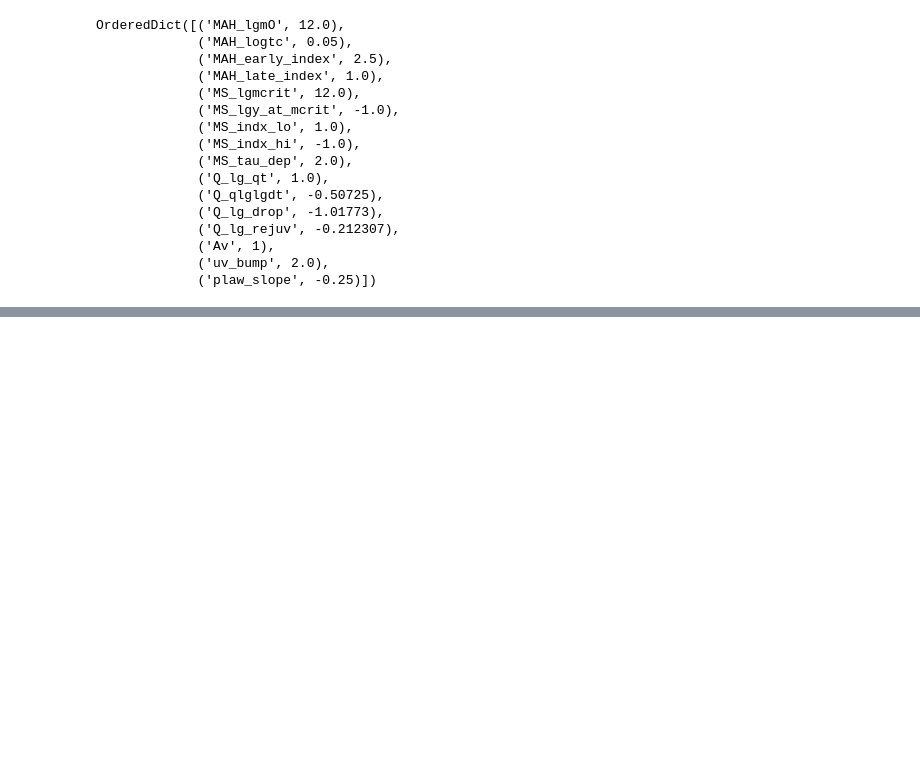
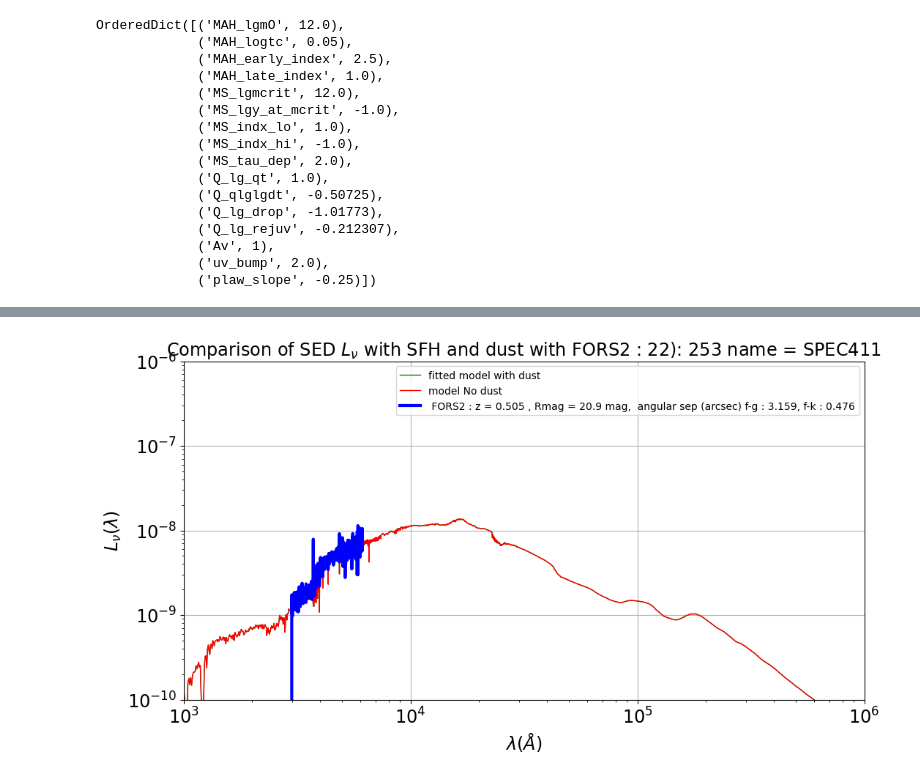
Before and after one commit to sylvielsstfr/Fors2ToStellarPopSynthesis, a Jupyter notebook: examples/examples_comparedatamodel/FitJAXOpt_SEDModel_OneDataSpectrum.ipynb, the cells around one changed output, grey strips where cells are left out. Drawn from its saved outputs; the diff is of its cells as text; code cells hidden in the pictures; blank space fills up the shorter version.

```diff
--- a/examples/examples_comparedatamodel/FitJAXOpt_SEDModel_OneDataSpectrum.ipynb
+++ b/examples/examples_comparedatamodel/FitJAXOpt_SEDModel_OneDataSpectrum.ipynb
@@ -855,0 +924,2 @@ print("params:",params,"\nfun@min:",fun_min,"\njacob@min:",jacob_min,
+# %%
+dict_params_fitted = paramslist_to_dict(params,param_names_flat)
@@ -855,0 +947,26 @@ print("params:",params,"\nfun@min:",fun_min,"\njacob@min:",jacob_min,
+# %%
+dict_params_fitted_nodust = copy.deepcopy(dict_params_fitted)
+# %%
+dict_params_fitted_nodust["Av"] = 0
+# %%
+Y_fit = mean_spectrum(ssp_data.ssp_wave, dict_params_fitted)
+Y_fit_nodust = mean_spectrum(ssp_data.ssp_wave, dict_params_fitted_nodust)
+# %%
+fig, ax = plt.subplots(1, 1)
+__=ax.loglog()
+__=ax.set_xlim(1e3,1e6)
+__=ax.set_ylim(1e-10,1e-6)
+ax.set_xlabel("$\lambda (\\AA)$")
+ax.set_ylabel("$L_\\nu(\lambda)$")
+
+ax.plot(ssp_data.ssp_wave,Y_fit,'-',color='green',lw=1,label="fitted model with dust")
+ax.plot(ssp_data.ssp_wave,Y_fit_nodust,'-',color='red',lw=1,label="model No dust")
+ax.plot(X,Y,'b-',lw=3,label=the_label_data)
+
+
+title = "Comparison of SED $L_\\nu$ with SFH and dust with " + title_data
+ax.set_title(title)
+ax.legend()
+ax.grid()
+# %% [output]
+[figure, added]
```
Also changed, not shown: parts of 24 cells of this notebook.
